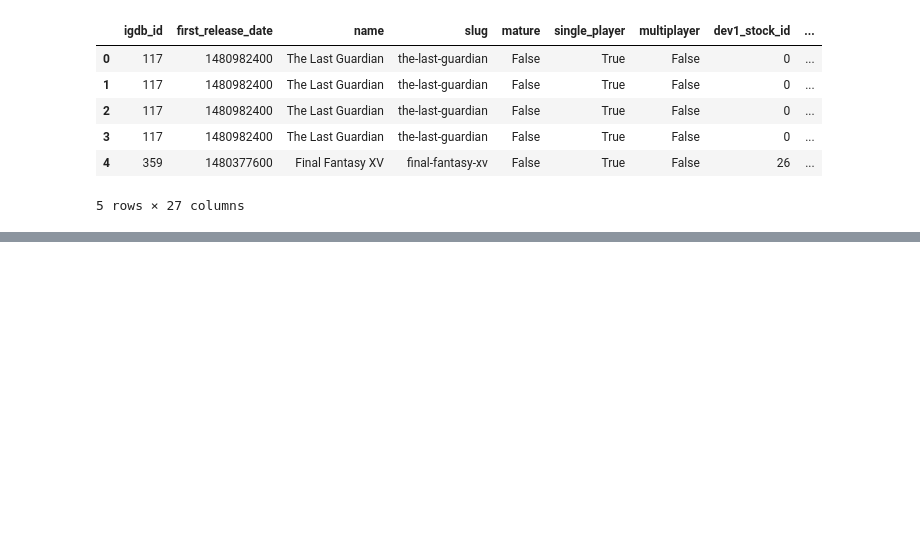
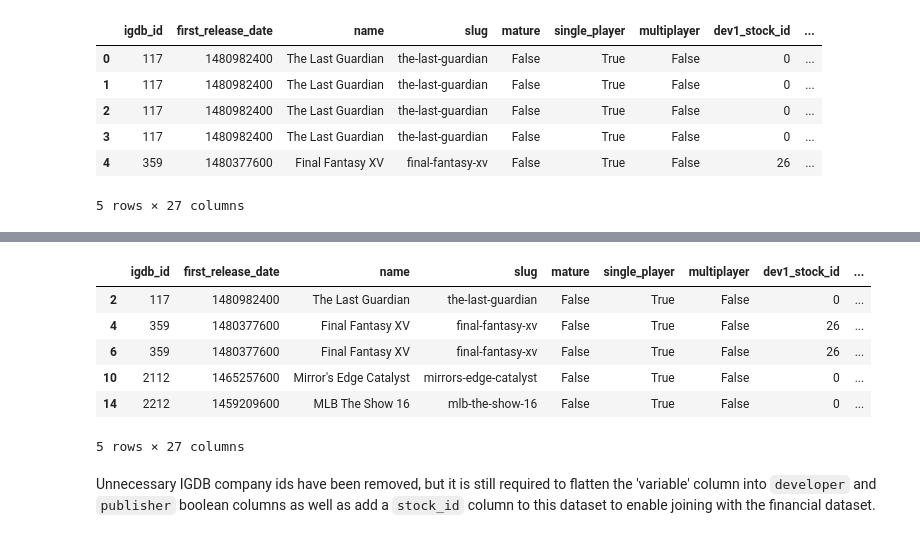
Before and after one commit to c0nn0rstevens/video-game-review-scores-returns-thesis, a Jupyter notebook: reviews_exploration.ipynb, the cells around one changed output, grey strips where cells are left out. Cells and saved outputs as stored; diff of their text form; code cells hidden in the pictures; blank space fills up the shorter version.

```diff
--- a/reviews_exploration.ipynb
+++ b/reviews_exploration.ipynb
@@ -136,8 +136,8 @@ Name: count, dtype: int64
 | 3 | 2212 | dev1_stock_id | 0 |
 | 4 | 2933 | dev1_stock_id | 26 |
 # %%
-test = pd.merge(games_reviews_df, long_company_ids, how='left', on='igdb_id')
-test.head()
+games_reviews_long_df = pd.merge(games_reviews_df, long_company_ids, how='left', on='igdb_id')
+games_reviews_long_df.head()
 # %% [output]
 |  | igdb_id | first_release_date | name | slug | mature | single_player | multiplayer | dev1_stock_id | ... |
 | 0 | 117 | 1480982400 | The Last Guardian | the-last-guardian | False | True | False | 0 | ... |
@@ -148,0 +176,17 @@ test.head()
+# %%
+# Remove observations where the igdb_company_id is 0.
+
+# Get index of rows where igdb_company_id is 0.
+zero_index = games_reviews_long_df[games_reviews_long_df['igdb_company_id'] == 0].index
+games_reviews_long_df = games_reviews_long_df.drop(zero_index)
+games_reviews_long_df.head()
+# %% [output]
+|  | igdb_id | first_release_date | name | slug | mature | single_player | multiplayer | dev1_stock_id | ... |
+| 2 | 117 | 1480982400 | The Last Guardian | the-last-guardian | False | True | False | 0 | ... |
+| 4 | 359 | 1480377600 | Final Fantasy XV | final-fantasy-xv | False | True | False | 26 | ... |
+| 6 | 359 | 1480377600 | Final Fantasy XV | final-fantasy-xv | False | True | False | 26 | ... |
+| 10 | 2112 | 1465257600 | Mirror's Edge Catalyst | mirrors-edge-catalyst | False | True | False | 0 | ... |
+| 14 | 2212 | 1459209600 | MLB The Show 16 | mlb-the-show-16 | False | True | False | 0 | ... |
+5 rows × 27 columns
+# %% [markdown]
+Unnecessary IGDB company ids have been removed, but it is still required to flatten the 'variable' column into `developer` and `publisher` boolean columns as well as add a `stock_id` column to this dataset to enable joining with the financial dataset.
```
Also changed, not shown: parts of 10 cells of this notebook.
